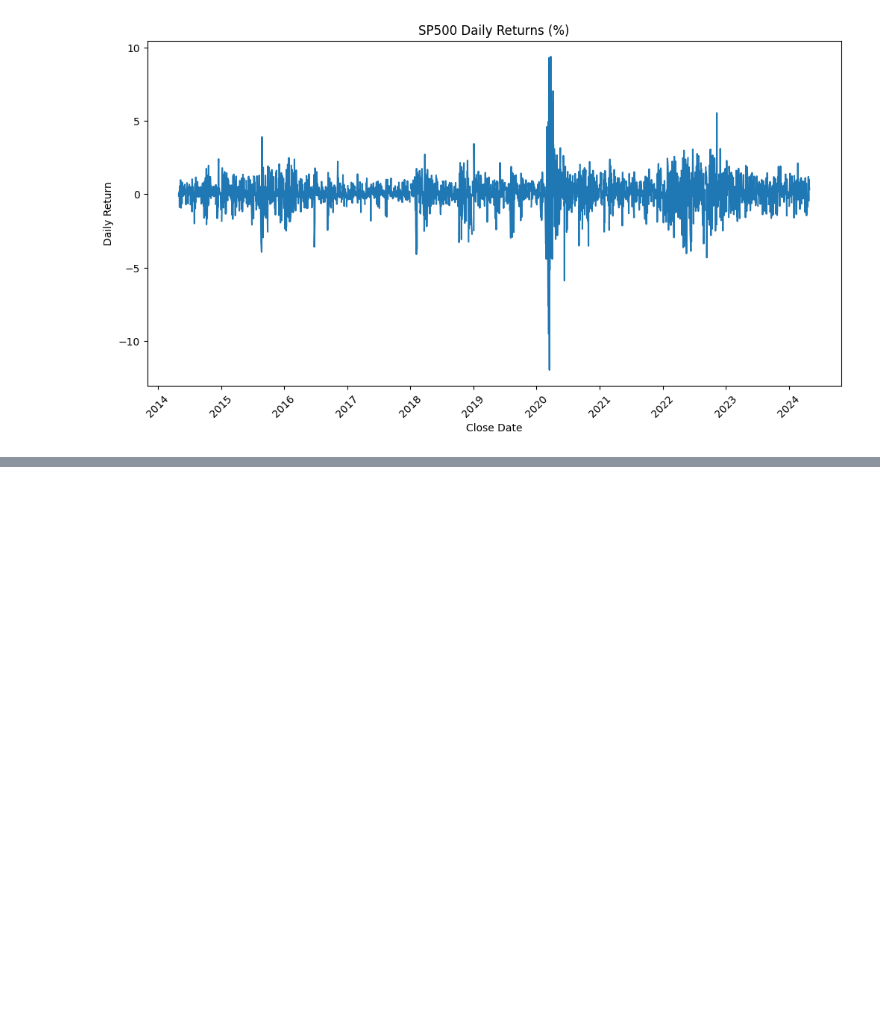
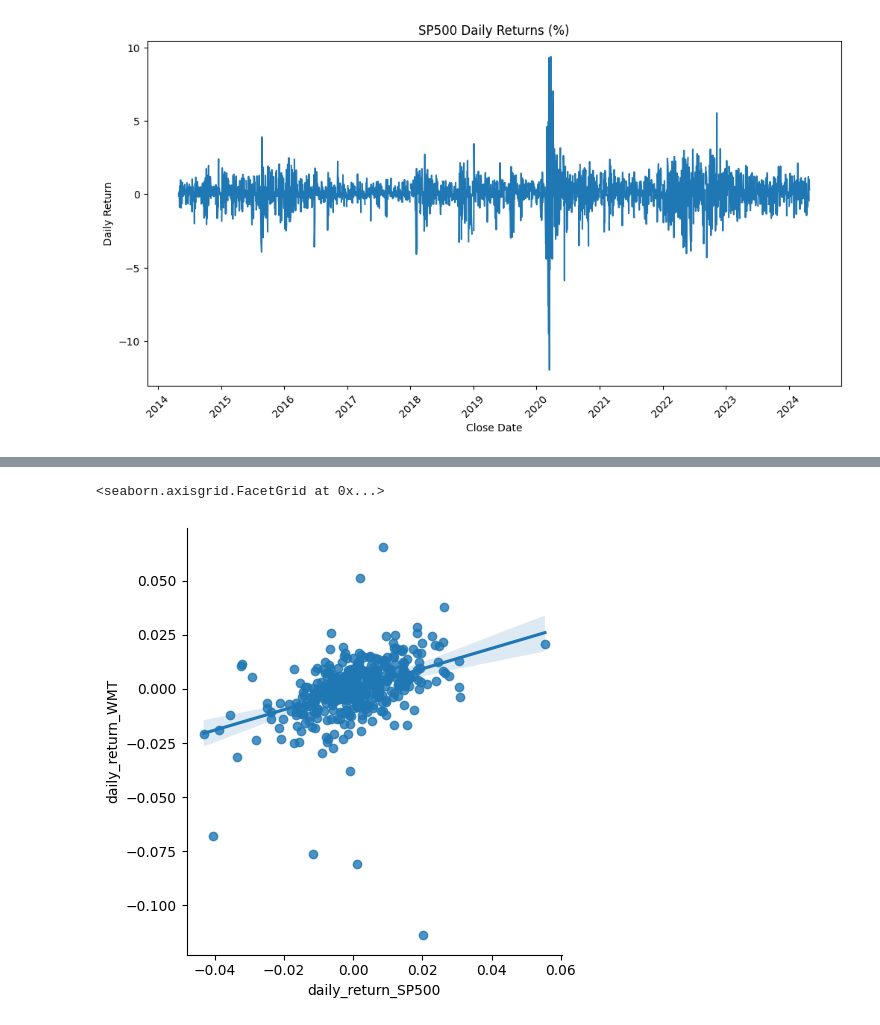
Before and after one commit to alporter08/stocks-feed, a Jupyter notebook: notebooks/api_explore.ipynb, the cells around one changed output, grey strips where cells are left out. Saved outputs shown, nothing was run; the diff lists cells and outputs as text; code cells hidden in the pictures; blank space fills up the shorter version.

```diff
--- a/notebooks/api_explore.ipynb
+++ b/notebooks/api_explore.ipynb
@@ -120,0 +136,5 @@ s.df
+# %%
+sns.lmplot(df_test, x="daily_return_SP500", y="daily_return_WMT")
+# %% [output]
+<seaborn.axisgrid.FacetGrid at 0x...>
+[figure, added]
```
Also changed, not shown: parts of 12 cells of this notebook, 1 other file.
